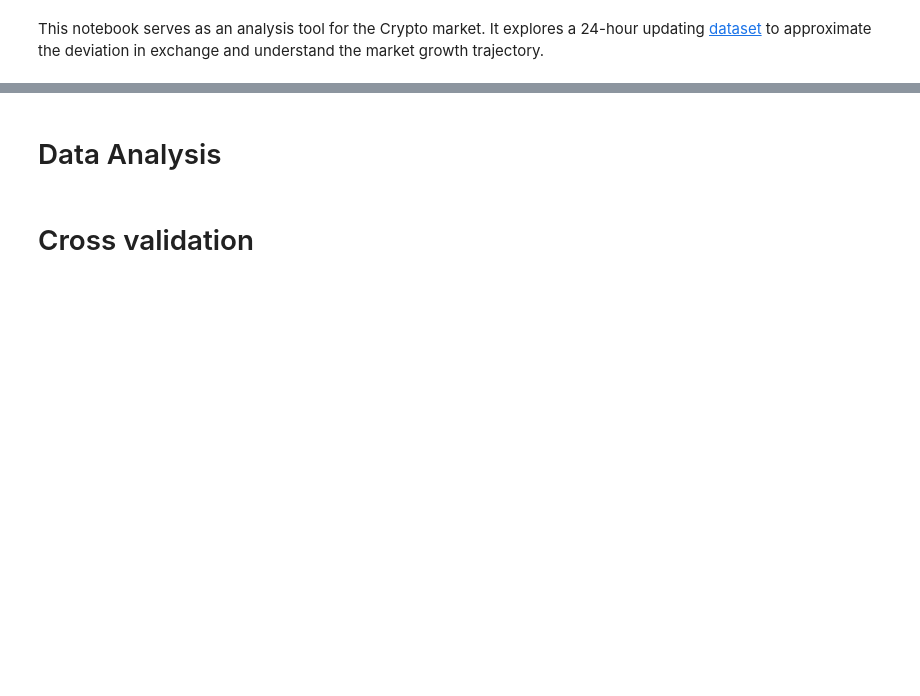
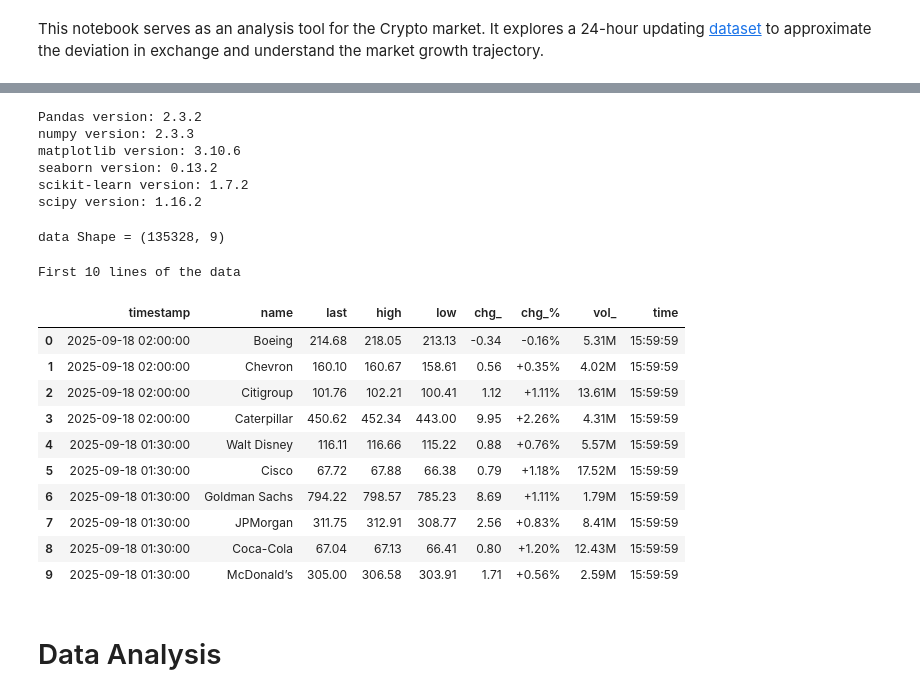
Before and after one commit to DroidZed/miniProject_Polynomial_Regression, a Jupyter notebook: polynomial_regression_nb.ipynb, the cells around one changed output, grey strips where cells are left out. Drawn from its saved outputs; the diff is of its cells as text; code cells hidden in the pictures; blank space fills up the shorter version.

```diff
--- a/polynomial_regression_nb.ipynb
+++ b/polynomial_regression_nb.ipynb
@@ -79,4 +106,51 @@ Pitfalls:
+# %%
+# Importing libraries (just check the correctness of the import by showing the version)
+import pandas as pd
+import numpy as np
+import matplotlib as mtb
+import matplotlib.pyplot as plt
+import seaborn as sb
+import sklearn
+import scipy as scp
+
+print(f"Pandas version: {pd.__version__}")
+print(f"numpy version: {np.__version__}")
+print(f"matplotlib version: {mtb.__version__}")
+print(f"seaborn version: {sb.__version__}")
+print(f"scikit-learn version: {sklearn.__version__}")
+print(f"scipy version: {scp.__version__}")
+# %% [output]
+Pandas version: 2.3.2
+numpy version: 2.3.3
+matplotlib version: 3.10.6
+seaborn version: 0.13.2
+scikit-learn version: 1.7.2
+scipy version: 1.16.2
+# %%
+# Load dataset (show data shape, print first n lines of the data)
+
+data = pd.read_csv("data/stocks.csv")
+# %%
+print(f"data Shape = {data.shape}")
+# %% [output]
+data Shape = (135328, 9)
+# %%
+# Printing the first N lines of the data
+n = 10
+print(f"First {n} lines of the data")
+data.head(n)
+# %% [output]
+First 10 lines of the data
+|  | timestamp | name | last | high | low | chg_ | chg_% | vol_ | time |
+| 0 | 2025-09-18 02:00:00 | Boeing | 214.68 | 218.05 | 213.13 | -0.34 | -0.16% | 5.31M | 15:59:59 |
+| 1 | 2025-09-18 02:00:00 | Chevron | 160.10 | 160.67 | 158.61 | 0.56 | +0.35% | 4.02M | 15:59:59 |
+| 2 | 2025-09-18 02:00:00 | Citigroup | 101.76 | 102.21 | 100.41 | 1.12 | +1.11% | 13.61M | 15:59:59 |
+| 3 | 2025-09-18 02:00:00 | Caterpillar | 450.62 | 452.34 | 443.00 | 9.95 | +2.26% | 4.31M | 15:59:59 |
+| 4 | 2025-09-18 01:30:00 | Walt Disney | 116.11 | 116.66 | 115.22 | 0.88 | +0.76% | 5.57M | 15:59:59 |
+| 5 | 2025-09-18 01:30:00 | Cisco | 67.72 | 67.88 | 66.38 | 0.79 | +1.18% | 17.52M | 15:59:59 |
+| 6 | 2025-09-18 01:30:00 | Goldman Sachs | 794.22 | 798.57 | 785.23 | 8.69 | +1.11% | 1.79M | 15:59:59 |
+| 7 | 2025-09-18 01:30:00 | JPMorgan | 311.75 | 312.91 | 308.77 | 2.56 | +0.83% | 8.41M | 15:59:59 |
+| 8 | 2025-09-18 01:30:00 | Coca-Cola | 67.04 | 67.13 | 66.41 | 0.80 | +1.20% | 12.43M | 15:59:59 |
+| 9 | 2025-09-18 01:30:00 | McDonald’s | 305.00 | 306.58 | 303.91 | 1.71 | +0.56% | 2.59M | 15:59:59 |
 # %% [markdown]
 # Data Analysis
-# %% [markdown]
-# Cross validation
```
Also changed, not shown: parts of 26 cells of this notebook, 6 other files.
